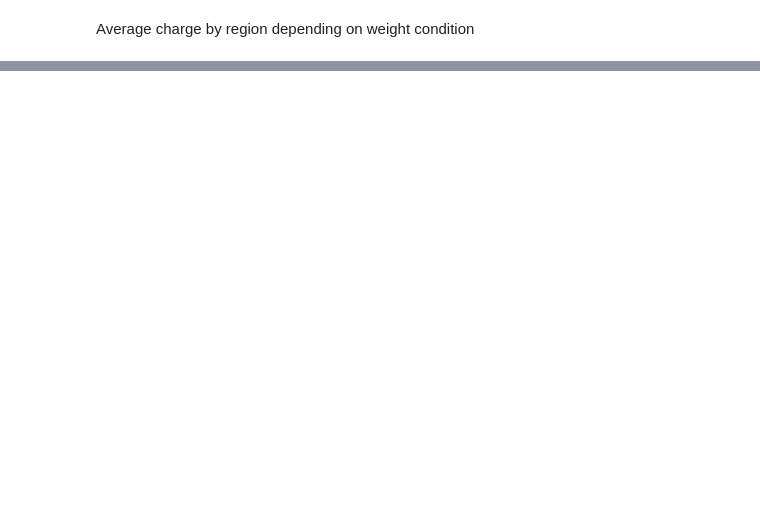
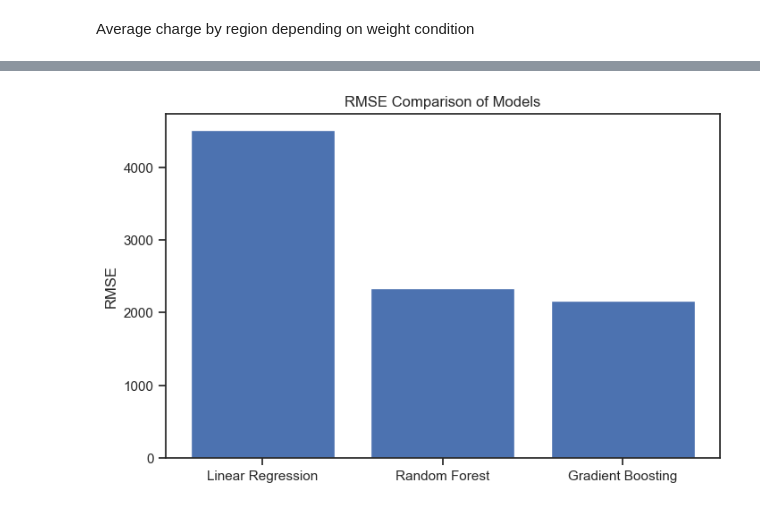
Before and after one commit to OPSynergy/Medical-Insurance-Cost-Prediction, a Jupyter notebook: Clustering and analysis.ipynb, the cells around one changed output, grey strips where cells are left out. Drawn from its saved outputs; the diff is of its cells as text; code cells hidden in the pictures; blank space fills up the shorter version.

```diff
--- a/Clustering and analysis.ipynb
+++ b/Clustering and analysis.ipynb
@@ -903,0 +947,12 @@ iplot(fig, filename='polar/directions')
+# %%
+# R2 Scores
+r2_lr = r2_score(y_test, y_pred_lr)
+r2_rf = r2_score(y_test, y_pred_rf)
+r2_gb = r2_score(y_test, y_pred_gb)
+
+# MSE Scores
+mse_lr = mean_squared_error(y_test, y_pred_lr)
+mse_rf = mean_squared_error(y_test, y_pred_rf)
+mse_gb = mean_squared_error(y_test, y_pred_gb)
+
+r2_lr, r2_rf, r2_gb, mse_lr, mse_rf, mse_gb
@@ -903,0 +1044,11 @@ iplot(fig, filename='polar/directions')
+# %%
+rmse_values = [rmse_lr, rmse_rf, rmse_gb]
+models = ["Linear Regression", "Random Forest", "Gradient Boosting"]
+
+plt.figure(figsize=(8, 5))
+plt.bar(models, rmse_values)
+plt.title("RMSE Comparison of Models")
+plt.ylabel("RMSE")
+plt.show()
+# %% [output]
+[figure, added]
```
Also changed, not shown: parts of 12 cells of this notebook, 14 other files.
